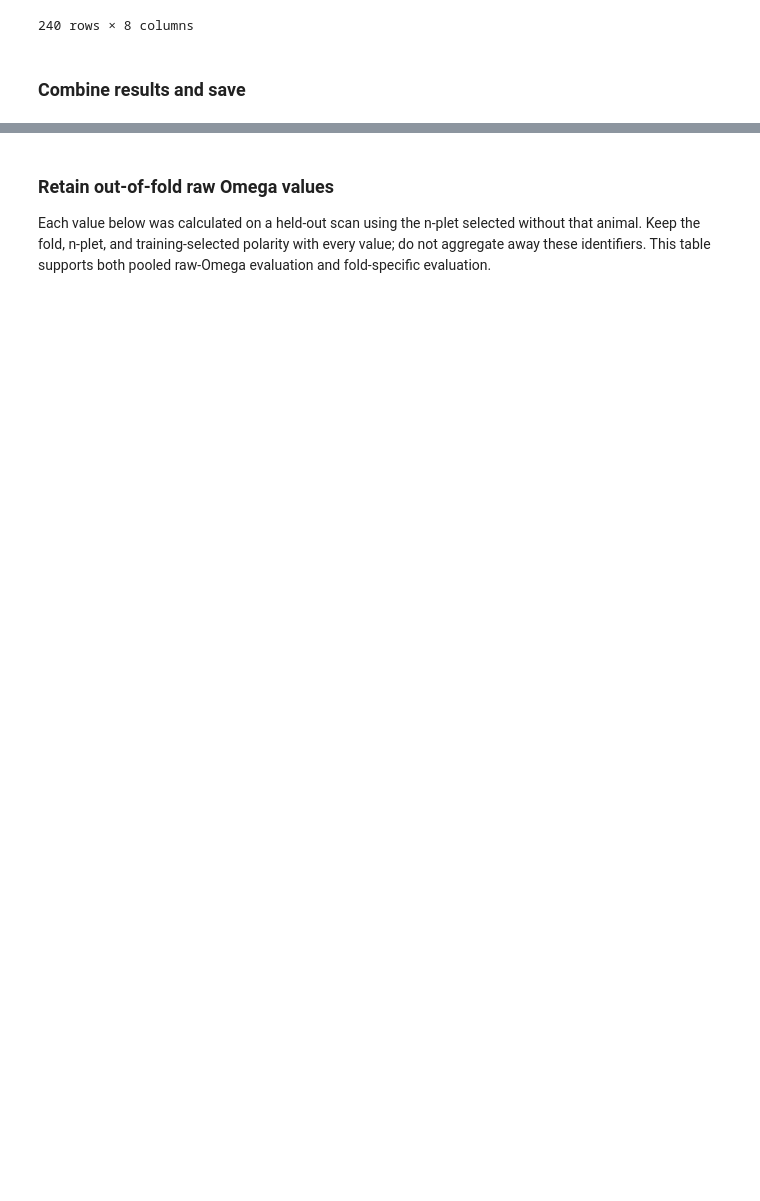
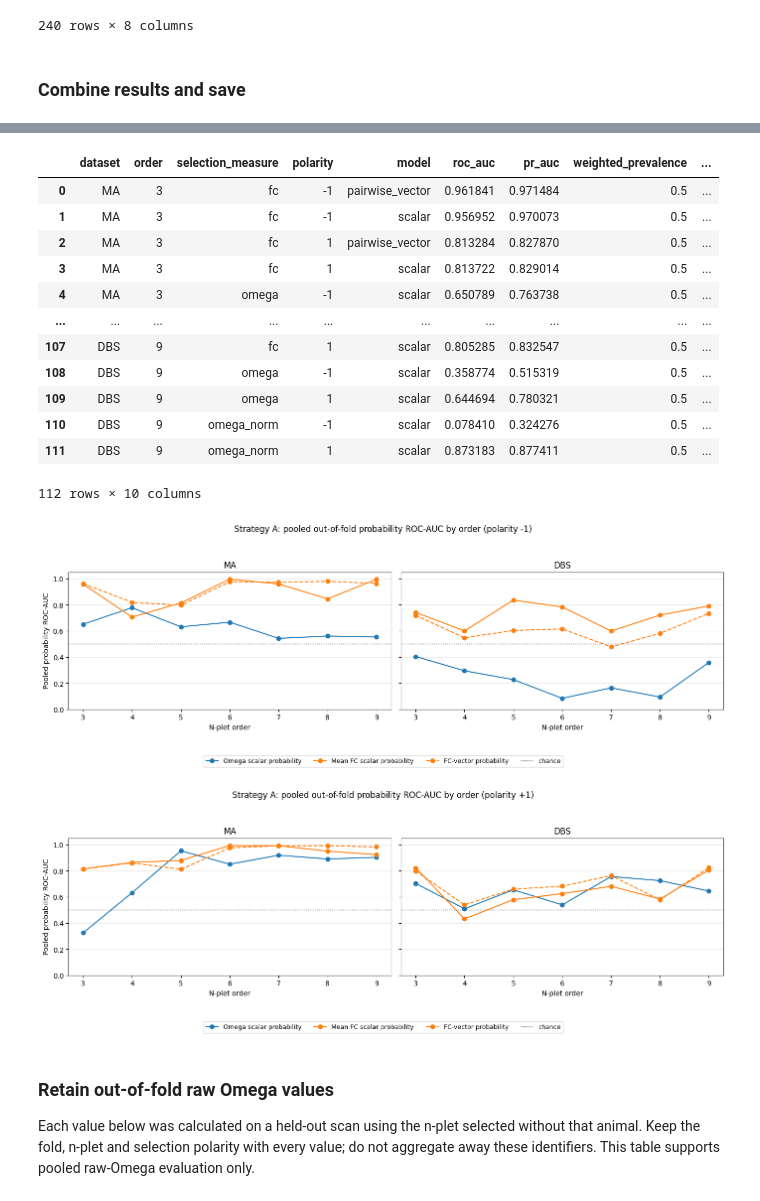
Before and after one commit to camilo-espinosa/high-order-anesthesia, a Jupyter notebook: notebooks/R1_discrimination/R1_A_loao.ipynb, the cells around one changed output, grey strips where cells are left out. Saved outputs shown, nothing was run; the diff lists cells and outputs as text; code cells hidden in the pictures; blank space fills up the shorter version.

```diff
--- a/notebooks/R1_discrimination/R1_A_loao.ipynb
+++ b/notebooks/R1_discrimination/R1_A_loao.ipynb
@@ -366,6 +310,64 @@ display(pd.concat([result.sessions for result in results.values()], ignore_index
+# %%
+import matplotlib.pyplot as plt
+
+metrics = pd.concat([result.metrics for result in results.values()], ignore_index=True)
+display(metrics)
+PLOT_ORDERS = EXHAUSTIVE_ORDERS + ANNEALING_ORDERS
+probability_styles = {
+    ('omega', 'scalar'): ('Omega scalar probability', 'tab:blue', '-'),
+    ('fc', 'scalar'): ('Mean FC scalar probability', 'tab:orange', '-'),
+    ('fc', 'pairwise_vector'): ('FC-vector probability', 'tab:orange', '--'),
+}
+for polarity in (-1, 1):
+    fig, axes = plt.subplots(
+        1, len(DATASETS), squeeze=False, sharey=True,
+        figsize=(7 * len(DATASETS), 5),
+    )
+    for dataset, ax in zip(DATASETS, axes[0]):
+        for (measure, model), (label, color, linestyle) in probability_styles.items():
+            group = metrics.loc[
+                (metrics['dataset'] == dataset)
+                & (metrics['polarity'] == polarity)
+                & (metrics['selection_measure'] == measure)
+                & (metrics['model'] == model)
+                & metrics['order'].isin(PLOT_ORDERS)
+            ].sort_values('order')
+            if group['order'].duplicated().any() or set(group['order']) != set(PLOT_ORDERS):
+                raise ValueError(f'Incomplete or duplicate probability-performance orders for {dataset}, {measure}, {model}, polarity {polarity}.')
+            if not np.isfinite(group['roc_auc'].to_numpy(dtype=float)).all():
+                raise ValueError(f'Non-finite probability-performance AUC for {dataset}, {measure}, {model}, polarity {polarity}.')
+            ax.plot(
+                group['order'], group['roc_auc'], marker='o', color=color,
+                linestyle=linestyle, label=label,
+            )
+        ax.axhline(0.5, color='black', linestyle=':', linewidth=1, label='chance')
+        ax.set(title=dataset, xlabel='N-plet order', xticks=PLOT_ORDERS, ylim=(0, 1.05))
+        ax.grid(axis='y', alpha=0.25)
+    axes[0, 0].set_ylabel('Pooled probability ROC-AUC')
+    handles, labels = axes[0, 0].get_legend_handles_labels()
+    fig.legend(handles, labels, loc='lower center', ncol=4, fontsize=9)
+    fig.suptitle(f'Strategy A: pooled out-of-fold probability ROC-AUC by order (polarity {polarity:+d})')
+    fig.tight_layout(rect=(0, 0.12, 1, 0.93))
+    plt.show()
+# %% [output]
+|  | dataset | order | selection_measure | polarity | model | roc_auc | pr_auc | weighted_prevalence | ... |
+| 0 | MA | 3 | fc | -1 | pairwise_vector | 0.961841 | 0.971484 | 0.5 | ... |
+| 1 | MA | 3 | fc | -1 | scalar | 0.956952 | 0.970073 | 0.5 | ... |
+| 2 | MA | 3 | fc | 1 | pairwise_vector | 0.813284 | 0.827870 | 0.5 | ... |
+| 3 | MA | 3 | fc | 1 | scalar | 0.813722 | 0.829014 | 0.5 | ... |
+| 4 | MA | 3 | omega | -1 | scalar | 0.650789 | 0.763738 | 0.5 | ... |
+| ... | ... | ... | ... | ... | ... | ... | ... | ... | ... |
+| 107 | DBS | 9 | fc | 1 | scalar | 0.805285 | 0.832547 | 0.5 | ... |
+| 108 | DBS | 9 | omega | -1 | scalar | 0.358774 | 0.515319 | 0.5 | ... |
+| 109 | DBS | 9 | omega | 1 | scalar | 0.644694 | 0.780321 | 0.5 | ... |
+| 110 | DBS | 9 | omega_norm | -1 | scalar | 0.078410 | 0.324276 | 0.5 | ... |
+| 111 | DBS | 9 | omega_norm | 1 | scalar | 0.873183 | 0.877411 | 0.5 | ... |
+112 rows × 10 columns
+[figure, new version]
+[figure, new version]
 # %% [markdown]
 ### Retain out-of-fold raw Omega values
-Each value below was calculated on a held-out scan using the n-plet selected without that animal. Keep the fold, n-plet, and training-selected polarity with every value; do not aggregate away these identifiers. This table supports both pooled raw-Omega evaluation and fold-specific evaluation.
+Each value below was calculated on a held-out scan using the n-plet selected without that animal. Keep the fold, n-plet and selection polarity with every value; do not aggregate away these identifiers. This table supports pooled raw-Omega evaluation only.
 # %%
 predictions = pd.concat([result.predictions for result in results.values()], ignore_index=True)
 omega_oof_predictions = predictions.loc[
```
Also changed, not shown: parts of 35 cells of this notebook, 6 other files.
